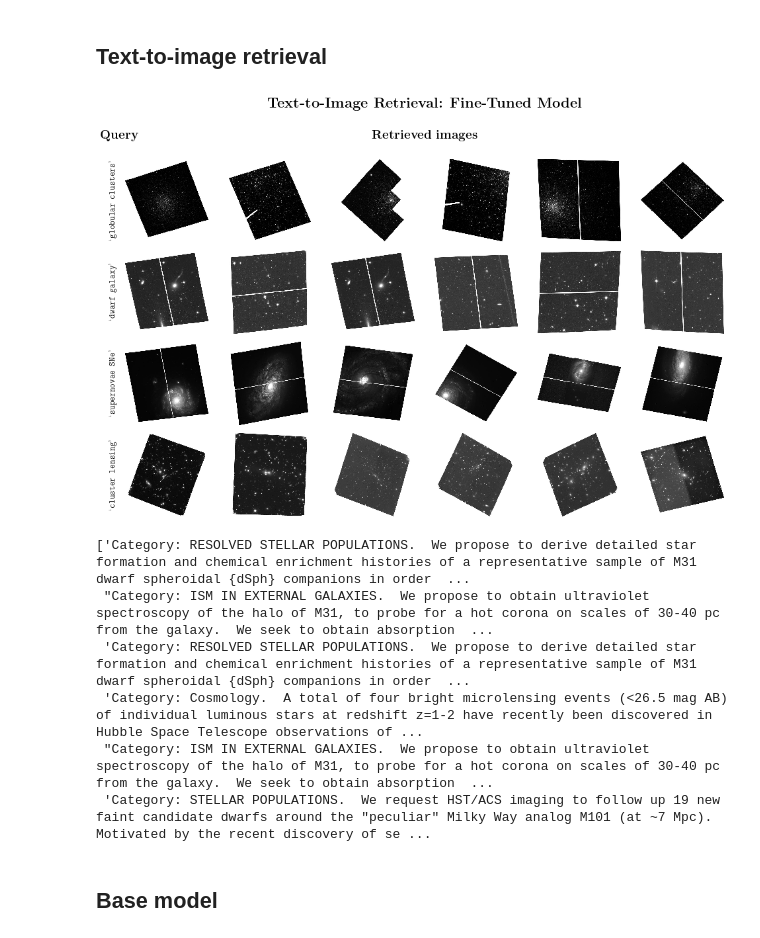
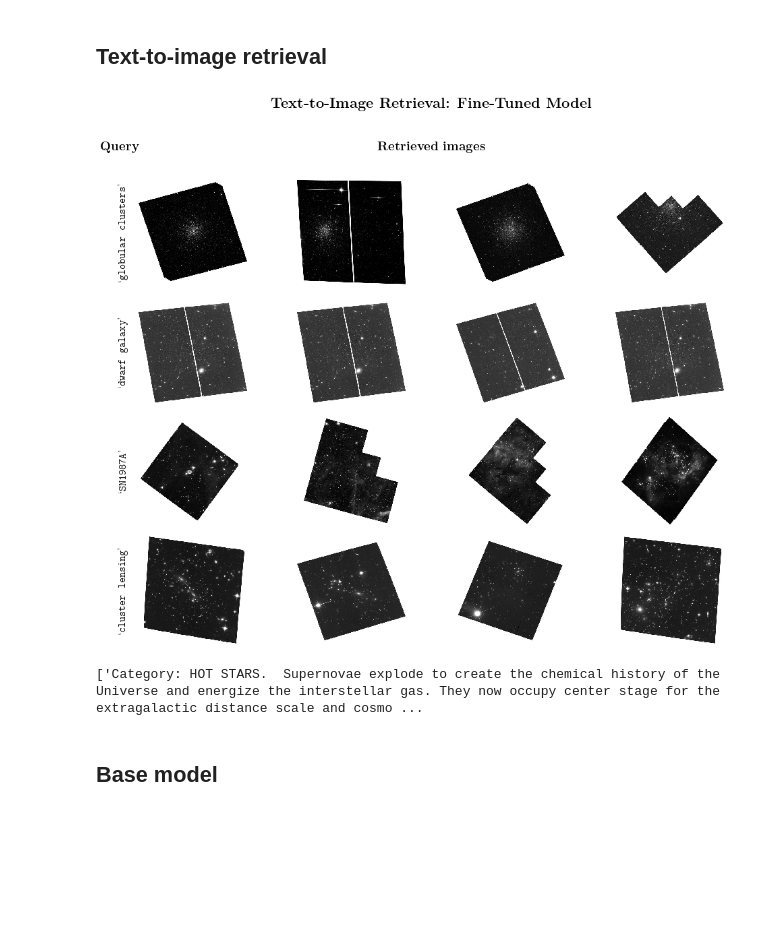
Before and after one commit to smsharma/PAPERCLIP-Hubble, a Jupyter notebook: notebooks/03_eval.ipynb, the cells around one changed output. Drawn from its saved outputs; the diff is of its cells as text; code cells hidden in the pictures; blank space fills up the shorter version.

```diff
--- a/notebooks/03_eval.ipynb
+++ b/notebooks/03_eval.ipynb
@@ -101,7 +102,7 @@ raw_restored = orbax_checkpointer.restore('../logging/proposals/misunderstood-ar
 from utils.dataset_utils import make_dataloader, create_input_iter
 import tensorflow as tf
 
-files = tf.io.gfile.glob(f"/n/holyscratch01/iaifi_lab/smsharma/hubble_data/tfrecords_v4/*val*.tfrecord")
+files = tf.io.gfile.glob(f"/n/holyscratch01/iaifi_lab/smsharma/hubble_data/tfrecords_v5/*val*.tfrecord")
 
 ds = make_dataloader(files, batch_size=32, seed=42, split="val", shuffle=True)
 batches = iter(ds)
@@ -122,13 +123,13 @@ def cosine_similarity(vec1, vec2):
 # %% [markdown]
 ## Zero-shot classification
 # %%
-import jax.numpy as np
+# import jax.numpy as np
 
-images, captions = next(batches)
-images = np.array(images)
-captions = captions.numpy().tolist()
-captions = [c.decode('utf-8') for c in captions]
+# images, captions = next(batches)
+# images = np.array(images)
+# captions = captions.numpy().tolist()
+# captions = [c.decode('utf-8') for c in captions]
 # %%
-images_in = center_crop(images, 224, 224)
-inputs_images = processor(text=captions, images=(images_in * 255.), return_tensors="np", padding="max_length", truncation=False, max_length=77)
+# images_in = center_crop(images, 224, 224)
+# inputs_images = processor(text=captions, images=(images_in * 255.), return_tensors="np", padding="max_length", truncation=False, max_length=77)
 # %%
@@ -282,7 +281,7 @@ for (images, captions) in tqdm(batches, total=100):
     images = center_crop(images, 224, 224)
     inputs_images = processor(text=captions, images=(images * 255.), return_tensors="np", padding="max_length", truncation=False, max_length=77)
 
-    image_feat = jax.jit(model.get_image_features)(inputs_images['pixel_values'], params=raw_restored['params']);
+    image_feat = jax.jit(model.get_image_features)(inputs_images['pixel_values'], params=restored_state.params);
     image_feat_stack.append(image_feat)
 # %%
 import matplotlib.pyplot as plt
@@ -294,13 +293,13 @@ def get_image_from_stack(images_stack, idx):
     return images_stack[idx // config.training.batch_size][idx % config.training.batch_size]
 
 # List of text queries
-queries = ["globular clusters", "dwarf galaxy", "supernovae SNe", "cluster lensing"]  # Replace with your actual queries
+queries = ["globular clusters", "dwarf galaxy", "SN1987A", "cluster lensing"]
 
 # Number of columns for the images
-m_cols = 6  # Change this as needed
+m_cols = 4  # Change this as needed
 
 # Create figure with specified size
-fig = plt.figure(figsize=(16, 10))
+fig = plt.figure(figsize=(16, 16 * len(queries) / 5.))
 
 # Add a main title
 plt.suptitle(r"\textbf{Text-to-Image Retrieval: Fine-Tuned Model}", fontsize=22, fontweight='bold')
@@ -308,46 +307,41 @@ plt.suptitle(r"\textbf{Text-to-Image Retrieval: Fine-Tuned Model}", fontsize=22,
 axes_list = []
 sorted_idxs_list = []
 
 # Process each query
 for row, query in enumerate(queries):
     query_tokenized = tokenizer([query], padding="max_length", truncation=True, max_length=77, return_tensors="np")
-    text_feat = model.get_text_features(**query_tokenized, params=raw_restored['params'])
+    text_feat = model.get_text_features(**query_tokenized, params=restored_state.params)
     sorted_idxs = np.argsort(jax.vmap(cosine_similarity, in_axes=(0, None))(np.vstack(image_feat_stack), text_feat[0]))[::-1]
 
     sorted_idxs_list.append(sorted_idxs)
 
     # Loop through the images for this query and plot them
     for col in range(m_cols):
         idx = sorted_idxs[col]
         ax = plt.subplot(len(queries), m_cols, row * m_cols + col + 1)
         ax.imshow(get_image_from_stack(images_stack, idx))
         ax.axis('off')
 
         axes_list.append(ax)
 
         # Add the query name to the left of the first column
         if col == 0:
-            plt.text(-0.1, 0.5, r"`\texttt{" + query + "}'", transform=ax.transAxes, fontsize=13, rotation=90, va='center', ha='right', fontfamily='monospace')
+            plt.text(-0.1, 0.5, r"`\texttt{" + query + "}'", transform=ax.transAxes, fontsize=16, rotation=90, va='center', ha='right', fontfamily='monospace')
 
 # Adding labels for "Query" and "Most similar images"
 # The coordinates here might need adjustment depending on your figure layout
 fig.text(0.1, 0.9, r"\textbf{Query}", fontsize=19, ha='center', va='center')
 fig.text(0.5, 0.9, r"\textbf{Retrieved images}", fontsize=19, ha='center', va='center')
 
 plt.tight_layout()
 plt.subplots_adjust(left=0.1, right=0.9, top=0.85, bottom=0.1, wspace=0.1, hspace=0.1)
-# plt.savefig("../paper/plots/tti.pdf", dpi=500)
+plt.savefig("../paper/plots/tti.pdf", dpi=500)
 # %% [output]
-[figure, old version]
+[figure, new version]
 # %%
-[captions_stack[idx] for idx in sorted_idxs_list[1]][:6]
+[captions_stack[idx] for idx in sorted_idxs_list[2]][:1]
 # %% [output]
-['Category: RESOLVED STELLAR POPULATIONS.  We propose to derive detailed star formation and chemical enrichment histories of a representative sample of M31 dwarf spheroidal {dSph} companions in order  ...
- "Category: ISM IN EXTERNAL GALAXIES.  We propose to obtain ultraviolet spectroscopy of the halo of M31, to probe for a hot corona on scales of 30-40 pc from the galaxy.  We seek to obtain absorption  ...
- 'Category: RESOLVED STELLAR POPULATIONS.  We propose to derive detailed star formation and chemical enrichment histories of a representative sample of M31 dwarf spheroidal {dSph} companions in order  ...
- 'Category: Cosmology.  A total of four bright microlensing events (<26.5 mag AB) of individual luminous stars at redshift z=1-2 have recently been discovered in Hubble Space Telescope observations of ...
- "Category: ISM IN EXTERNAL GALAXIES.  We propose to obtain ultraviolet spectroscopy of the halo of M31, to probe for a hot corona on scales of 30-40 pc from the galaxy.  We seek to obtain absorption  ...
- 'Category: STELLAR POPULATIONS.  We request HST/ACS imaging to follow up 19 new faint candidate dwarfs around the "peculiar" Milky Way analog M101 (at ~7 Mpc). Motivated by the recent discovery of se ...
+['Category: HOT STARS.  Supernovae explode to create the chemical history of the Universe and energize the interstellar gas. They now occupy center stage for the extragalactic distance scale and cosmo ...
 # %% [markdown]
 ## Base model
 # %%
```
Also changed, not shown: parts of 17 cells of this notebook, 3 other files.
